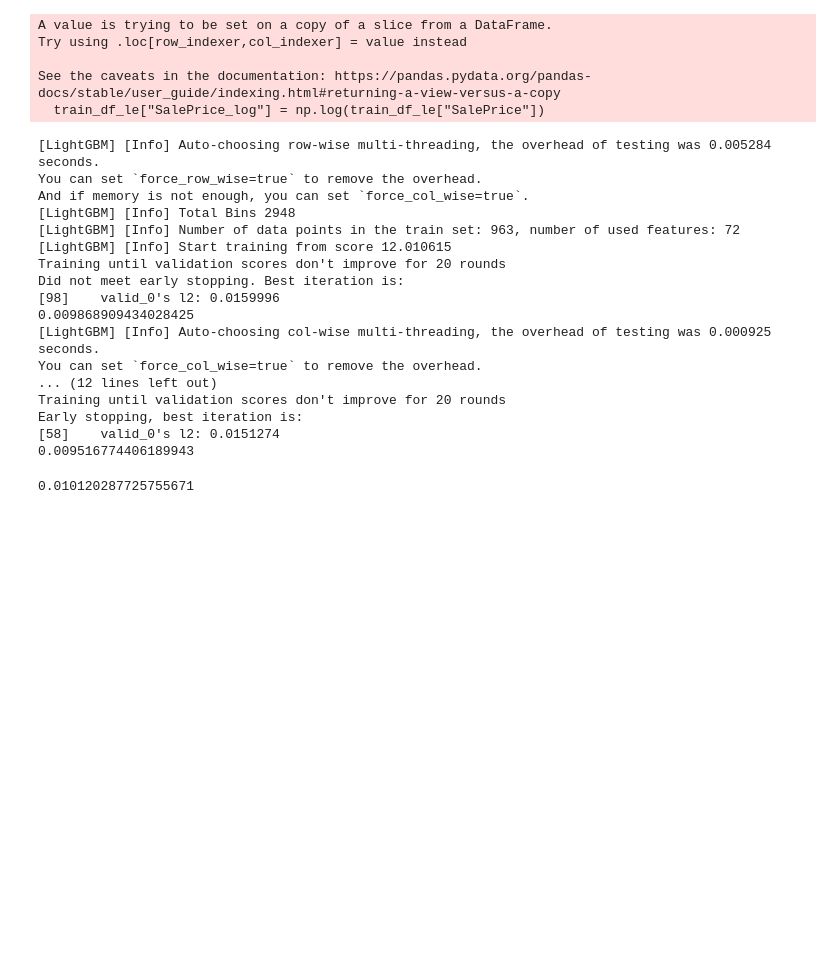
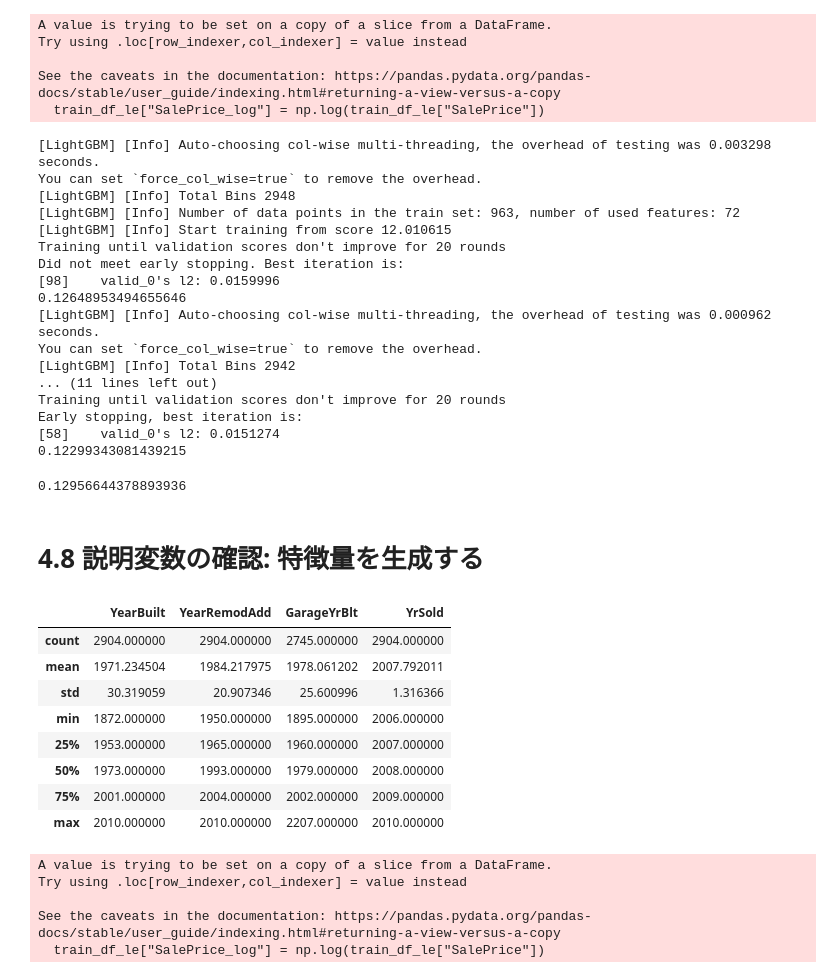
Before and after one commit to virtual-hippo/hello-kaggle, a Jupyter notebook: work/house-prices/sandbox/hello-house-prices.ipynb, the cells around one changed output. Cells and saved outputs as stored; diff of their text form; code cells hidden in the pictures; blank space fills up the shorter version.

Commit message:
updated house-prices

```diff
--- a/work/house-prices/sandbox/hello-house-prices.ipynb
+++ b/work/house-prices/sandbox/hello-house-prices.ipynb
@@ -628,7 +628,7 @@ for train_index, val_index in kf.split(train_X):
 
     # y_pred = model_lgb.predict(x_valid, num_iteration=model_lgb.best_iteartion)
     y_pred = model_lgb.predict(x_valid)
-    tmp_rmse = np.sqrt(mean_squared_log_error(y_valid, y_pred))
+    tmp_rmse = np.sqrt(mean_squared_error(y_valid, y_pred))
     print(tmp_rmse)
     models.append(model_lgb)
     rmses.append(tmp_rmse)
@@ -638,21 +638,35 @@ for train_index, val_index in kf.split(train_X):
 
 sum(rmses)/len(rmses)
 # %% [output]
-[LightGBM] [Info] Auto-choosing row-wise multi-threading, the overhead of testing was 0.005284 seconds.
-You can set `force_row_wise=true` to remove the overhead.
-And if memory is not enough, you can set `force_col_wise=true`.
+[LightGBM] [Info] Auto-choosing col-wise multi-threading, the overhead of testing was 0.003298 seconds.
+You can set `force_col_wise=true` to remove the overhead.
 [LightGBM] [Info] Total Bins 2948
 [LightGBM] [Info] Number of data points in the train set: 963, number of used features: 72
 [LightGBM] [Info] Start training from score 12.010615
 Training until validation scores don't improve for 20 rounds
 Did not meet early stopping. Best iteration is:
 [98]    valid_0's l2: 0.0159996
-0.009868909434028425
-[LightGBM] [Info] Auto-choosing col-wise multi-threading, the overhead of testing was 0.000925 seconds.
+0.12648953494655646
+[LightGBM] [Info] Auto-choosing col-wise multi-threading, the overhead of testing was 0.000962 seconds.
 You can set `force_col_wise=true` to remove the overhead.
-... (12 lines left out)
+[LightGBM] [Info] Total Bins 2942
+... (11 lines left out)
 Training until validation scores don't improve for 20 rounds
 Early stopping, best iteration is:
 [58]    valid_0's l2: 0.0151274
-0.009516774406189943
+0.12299343081439215
-0.010120287725755671
+0.12956644378893936
+# %% [markdown]
+# 4.8 説明変数の確認: 特徴量を生成する
+# %%
+all_df[["YearBuilt","YearRemodAdd","GarageYrBlt","YrSold"]].describe()
+# %% [output]
+|  | YearBuilt | YearRemodAdd | GarageYrBlt | YrSold |
+| count | 2904.000000 | 2904.000000 | 2745.000000 | 2904.000000 |
+| mean | 1971.234504 | 1984.217975 | 1978.061202 | 2007.792011 |
+| std | 30.319059 | 20.907346 | 25.600996 | 1.316366 |
+| min | 1872.000000 | 1950.000000 | 1895.000000 | 2006.000000 |
+| 25% | 1953.000000 | 1965.000000 | 1960.000000 | 2007.000000 |
+| 50% | 1973.000000 | 1993.000000 | 1979.000000 | 2008.000000 |
+| 75% | 2001.000000 | 2004.000000 | 2002.000000 | 2009.000000 |
+| max | 2010.000000 | 2010.000000 | 2207.000000 | 2010.000000 |
@@ -658,0 +675,13 @@ Early stopping, best iteration is:
+# %%
+train_df_le = all_df[~all_df["SalePrice"].isnull()]
+test_df_le = all_df[all_df["SalePrice"].isnull()]
+
+train_df_le["SalePrice_log"] = np.log(train_df_le["SalePrice"])
+train_X = train_df_le.drop(["SalePrice","SalePrice_log","Id"], axis=1)
+train_Y = train_df_le["SalePrice_log"]
+# %% [output]
+A value is trying to be set on a copy of a slice from a DataFrame.
+Try using .loc[row_indexer,col_indexer] = value instead
+
+See the caveats in the documentation: https://pandas.pydata.org/pandas-docs/stable/user_guide/indexing.html#returning-a-view-versus-a-copy
+  train_df_le["SalePrice_log"] = np.log(train_df_le["SalePrice"])
```
Also changed, not shown: parts of 20 cells of this notebook, 1 other file.
